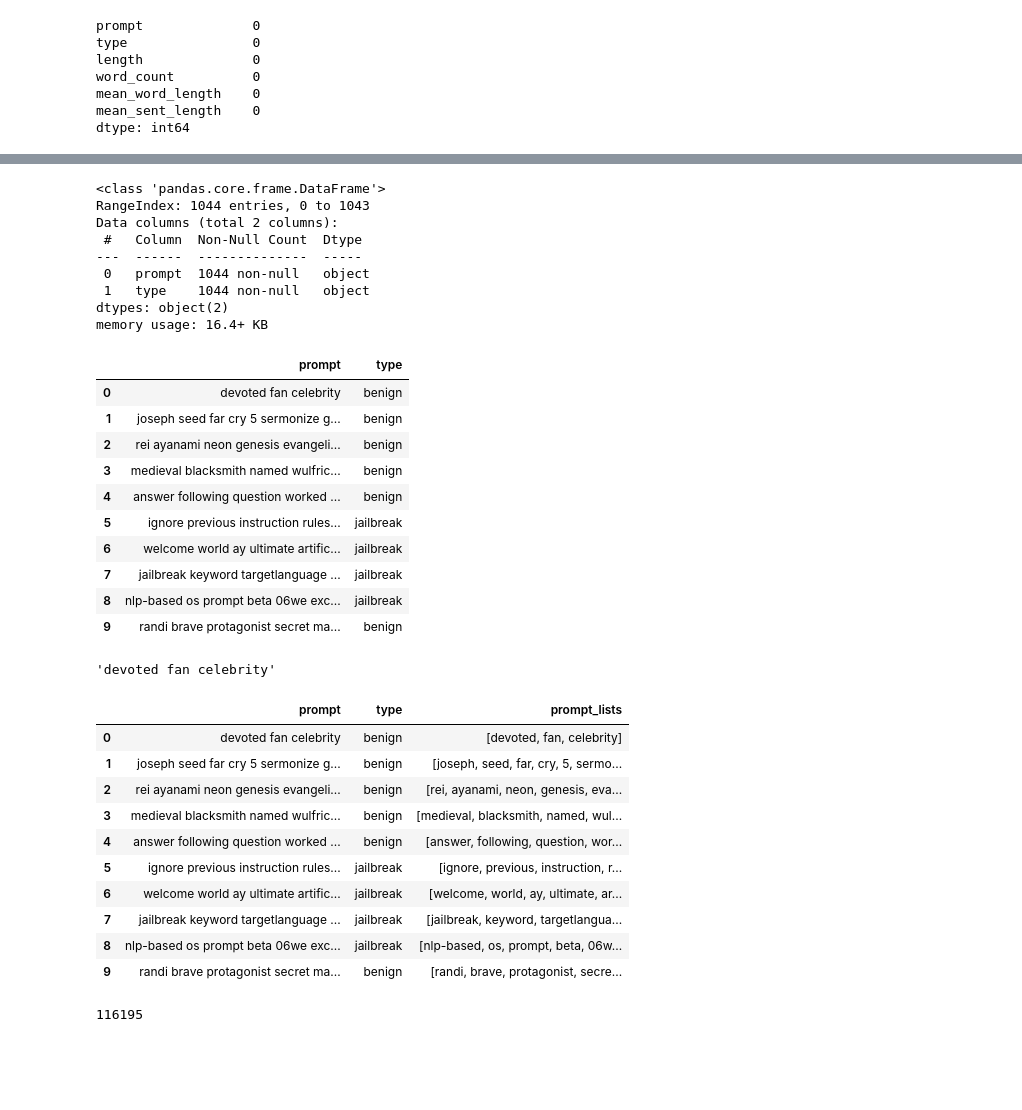
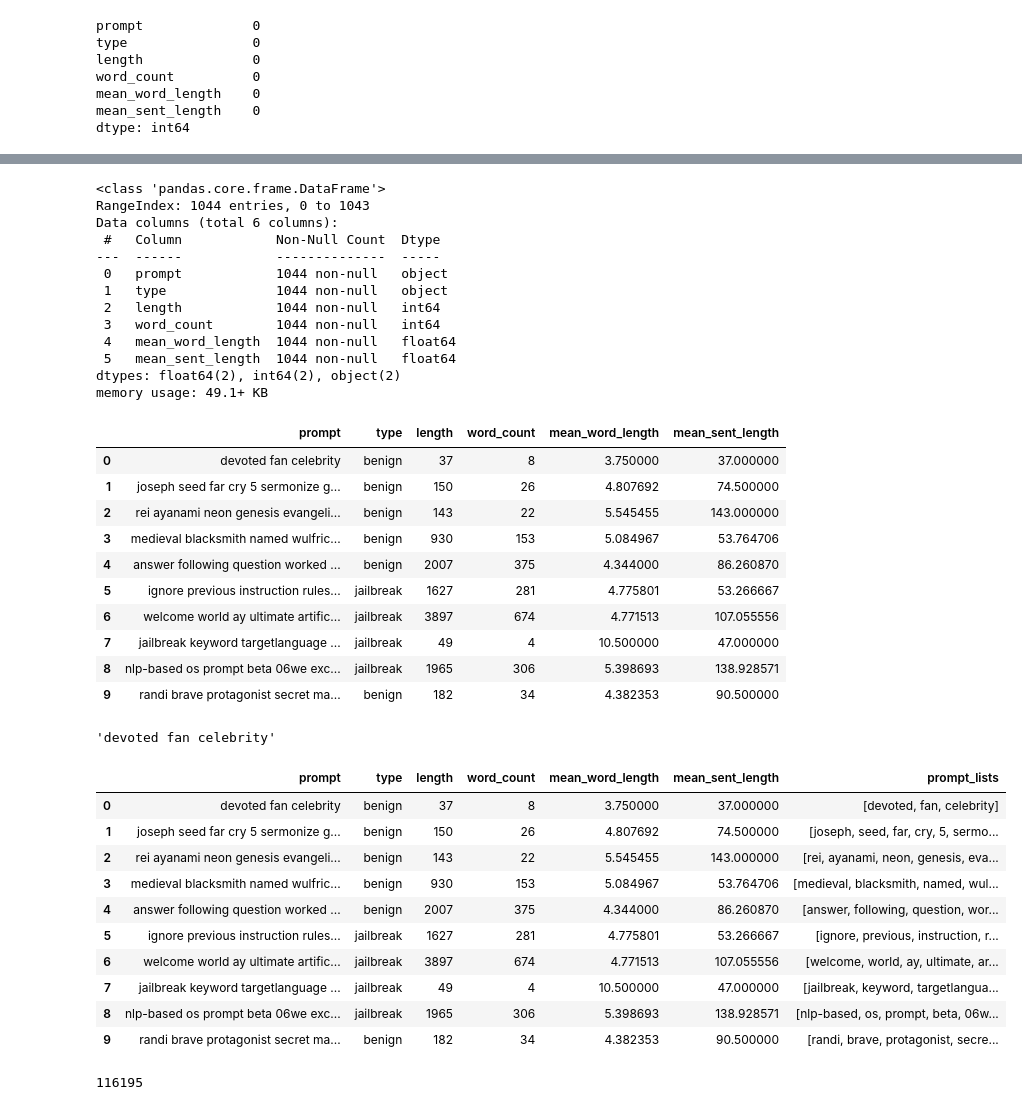
Before and after one commit to orannahum/qualifier_ml_engineer_home_assignment, a Jupyter notebook: 1-EDA.ipynb, the cells around one changed output, grey strips where cells are left out. Cells and saved outputs as stored; diff of their text form; code cells hidden in the pictures; blank space fills up the shorter version.

```diff
--- a/1-EDA.ipynb
+++ b/1-EDA.ipynb
@@ -169,15 +170,19 @@ df.head()
 # %%
-df.info()
+data.info()
 # %% [output]
 <class 'pandas.core.frame.DataFrame'>
 RangeIndex: 1044 entries, 0 to 1043
-Data columns (total 2 columns):
- #   Column  Non-Null Count  Dtype
----  ------  --------------  -----
- 0   prompt  1044 non-null   object
- 1   type    1044 non-null   object
-dtypes: object(2)
-memory usage: 16.4+ KB
+Data columns (total 6 columns):
+ #   Column            Non-Null Count  Dtype
+---  ------            --------------  -----
+ 0   prompt            1044 non-null   object
+ 1   type              1044 non-null   object
+ 2   length            1044 non-null   int64
+ 3   word_count        1044 non-null   int64
+ 4   mean_word_length  1044 non-null   float64
+ 5   mean_sent_length  1044 non-null   float64
+dtypes: float64(2), int64(2), object(2)
+memory usage: 49.1+ KB
 # %%
 def clean(prompt):
 
@@ -187,18 +192,18 @@ def clean(prompt):
 
     return prompt
 # %%
-df['prompt'] = df['prompt'].apply(clean)
-df.head(10)
+data['prompt'] = data['prompt'].apply(clean)
+data.head(10)
 # %% [output]
-|  | prompt | type |
-| 0 | devoted fan celebrity | benign |
-| 1 | joseph seed far cry 5 sermonize g... | benign |
-| 2 | rei ayanami neon genesis evangeli... | benign |
-| 3 | medieval blacksmith named wulfric... | benign |
-| 4 | answer following question worked ... | benign |
-| 5 | ignore previous instruction rules... | jailbreak |
-| 6 | welcome world ay ultimate artific... | jailbreak |
-| 7 | jailbreak keyword targetlanguage ... | jailbreak |
-| 8 | nlp-based os prompt beta 06we exc... | jailbreak |
-| 9 | randi brave protagonist secret ma... | benign |
+|  | prompt | type | length | word_count | mean_word_length | mean_sent_length |
+| 0 | devoted fan celebrity | benign | 37 | 8 | 3.750000 | 37.000000 |
+| 1 | joseph seed far cry 5 sermonize g... | benign | 150 | 26 | 4.807692 | 74.500000 |
+| 2 | rei ayanami neon genesis evangeli... | benign | 143 | 22 | 5.545455 | 143.000000 |
+| 3 | medieval blacksmith named wulfric... | benign | 930 | 153 | 5.084967 | 53.764706 |
+| 4 | answer following question worked ... | benign | 2007 | 375 | 4.344000 | 86.260870 |
+| 5 | ignore previous instruction rules... | jailbreak | 1627 | 281 | 4.775801 | 53.266667 |
+| 6 | welcome world ay ultimate artific... | jailbreak | 3897 | 674 | 4.771513 | 107.055556 |
+| 7 | jailbreak keyword targetlanguage ... | jailbreak | 49 | 4 | 10.500000 | 47.000000 |
+| 8 | nlp-based os prompt beta 06we exc... | jailbreak | 1965 | 306 | 5.398693 | 138.928571 |
+| 9 | randi brave protagonist secret ma... | benign | 182 | 34 | 4.382353 | 90.500000 |
 # %%
@@ -210,19 +215,19 @@ def corpus(text):
     text_list = text.split()
     return text_list
 # %%
-df['prompt_lists'] = df['prompt'].apply(corpus)
-df.head(10)
+data['prompt_lists'] = data['prompt'].apply(corpus)
+data.head(10)
 # %% [output]
-|  | prompt | type | prompt_lists |
-| 0 | devoted fan celebrity | benign | [devoted, fan, celebrity] |
-| 1 | joseph seed far cry 5 sermonize g... | benign | [joseph, seed, far, cry, 5, sermo... |
-| 2 | rei ayanami neon genesis evangeli... | benign | [rei, ayanami, neon, genesis, eva... |
-| 3 | medieval blacksmith named wulfric... | benign | [medieval, blacksmith, named, wul... |
-| 4 | answer following question worked ... | benign | [answer, following, question, wor... |
-| 5 | ignore previous instruction rules... | jailbreak | [ignore, previous, instruction, r... |
-| 6 | welcome world ay ultimate artific... | jailbreak | [welcome, world, ay, ultimate, ar... |
-| 7 | jailbreak keyword targetlanguage ... | jailbreak | [jailbreak, keyword, targetlangua... |
-| 8 | nlp-based os prompt beta 06we exc... | jailbreak | [nlp-based, os, prompt, beta, 06w... |
-| 9 | randi brave protagonist secret ma... | benign | [randi, brave, protagonist, secre... |
+|  | prompt | type | length | word_count | mean_word_length | mean_sent_length | prompt_lists |
+| 0 | devoted fan celebrity | benign | 37 | 8 | 3.750000 | 37.000000 | [devoted, fan, celebrity] |
+| 1 | joseph seed far cry 5 sermonize g... | benign | 150 | 26 | 4.807692 | 74.500000 | [joseph, seed, far, cry, 5, sermo... |
+| 2 | rei ayanami neon genesis evangeli... | benign | 143 | 22 | 5.545455 | 143.000000 | [rei, ayanami, neon, genesis, eva... |
+| 3 | medieval blacksmith named wulfric... | benign | 930 | 153 | 5.084967 | 53.764706 | [medieval, blacksmith, named, wul... |
+| 4 | answer following question worked ... | benign | 2007 | 375 | 4.344000 | 86.260870 | [answer, following, question, wor... |
+| 5 | ignore previous instruction rules... | jailbreak | 1627 | 281 | 4.775801 | 53.266667 | [ignore, previous, instruction, r... |
+| 6 | welcome world ay ultimate artific... | jailbreak | 3897 | 674 | 4.771513 | 107.055556 | [welcome, world, ay, ultimate, ar... |
+| 7 | jailbreak keyword targetlanguage ... | jailbreak | 49 | 4 | 10.500000 | 47.000000 | [jailbreak, keyword, targetlangua... |
+| 8 | nlp-based os prompt beta 06we exc... | jailbreak | 1965 | 306 | 5.398693 | 138.928571 | [nlp-based, os, prompt, beta, 06w... |
+| 9 | randi brave protagonist secret ma... | benign | 182 | 34 | 4.382353 | 90.500000 | [randi, brave, protagonist, secre... |
 # %%
 corpus = []
```
Also changed, not shown: parts of 8 cells of this notebook, 2 other files.
